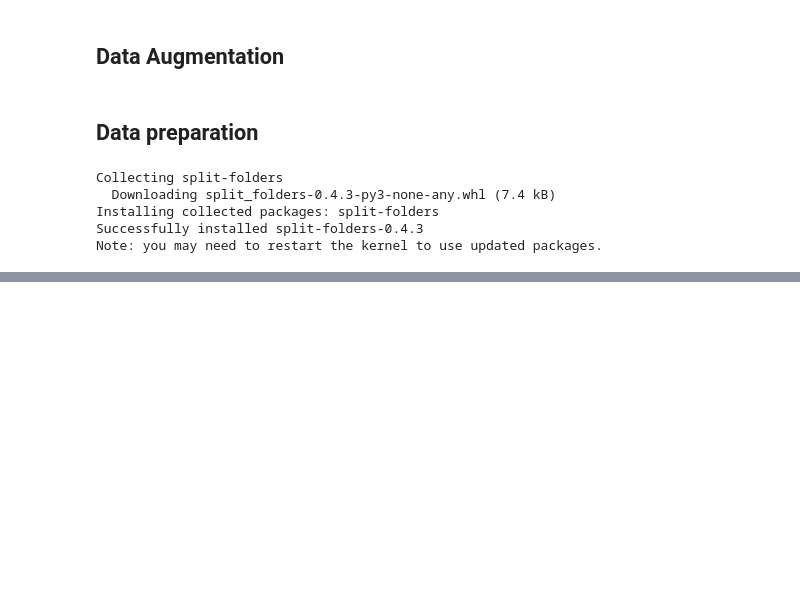
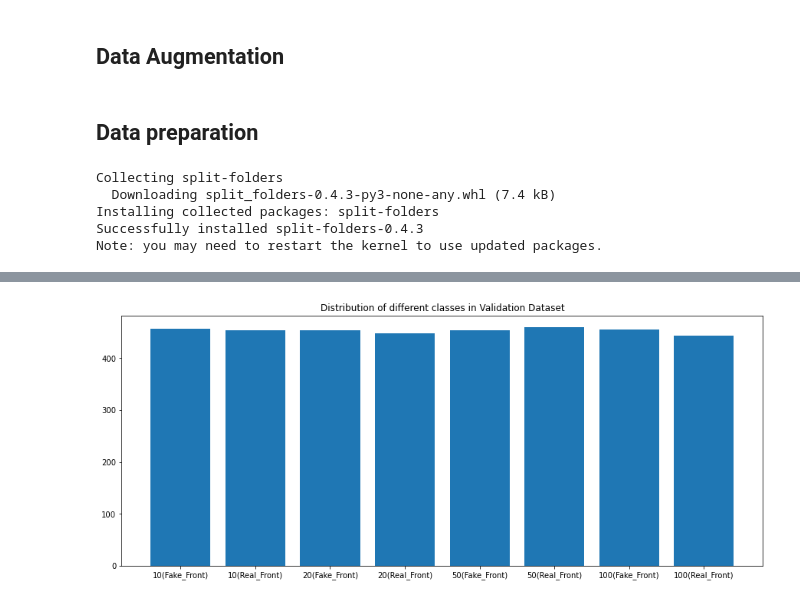
Before and after one commit to lahirudsilva/Counterfeit-Seeker, a Jupyter notebook: counterfeit-banknote-detection.ipynb, the cells around one changed output, grey strips where cells are left out. Drawn from its saved outputs; the diff is of its cells as text; code cells hidden in the pictures; blank space fills up the shorter version.

```diff
--- a/counterfeit-banknote-detection.ipynb
+++ b/counterfeit-banknote-detection.ipynb
@@ -49,0 +133,13 @@ splitfolders.ratio(input_folder, output="dataset",
+# %%
+image_folder = ['10(Fake_Front)','10(Real_Front)','20(Fake_Front)','20(Real_Front)','50(Fake_Front)','50(Real_Front)','100(Fake_Front)','100(Real_Front)']
+nimgs = {}
+for i in image_folder:
+    nimages = len(os.listdir('dataset/val/'+i+'/'))
+    nimgs[i]=nimages
+plt.figure(figsize=(15, 6))
+plt.bar(range(len(nimgs)), list(nimgs.values()), align='center')
+plt.xticks(range(len(nimgs)), list(nimgs.keys()))
+plt.title('Distribution of different classes in Validation Dataset')
+plt.show()
+# %% [output]
+[figure, added]
```
Also changed, not shown: parts of 29 cells of this notebook.
